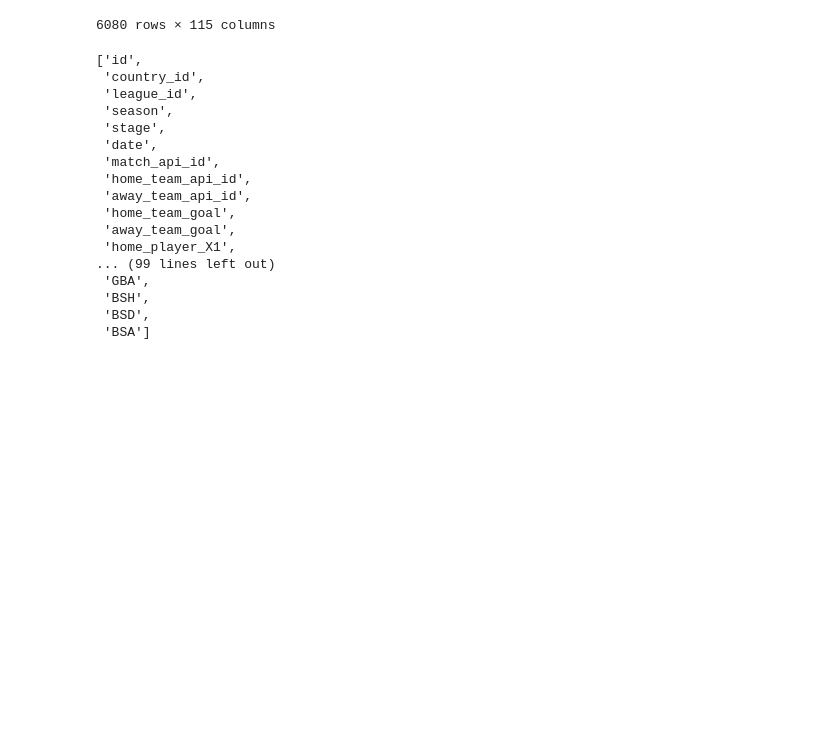
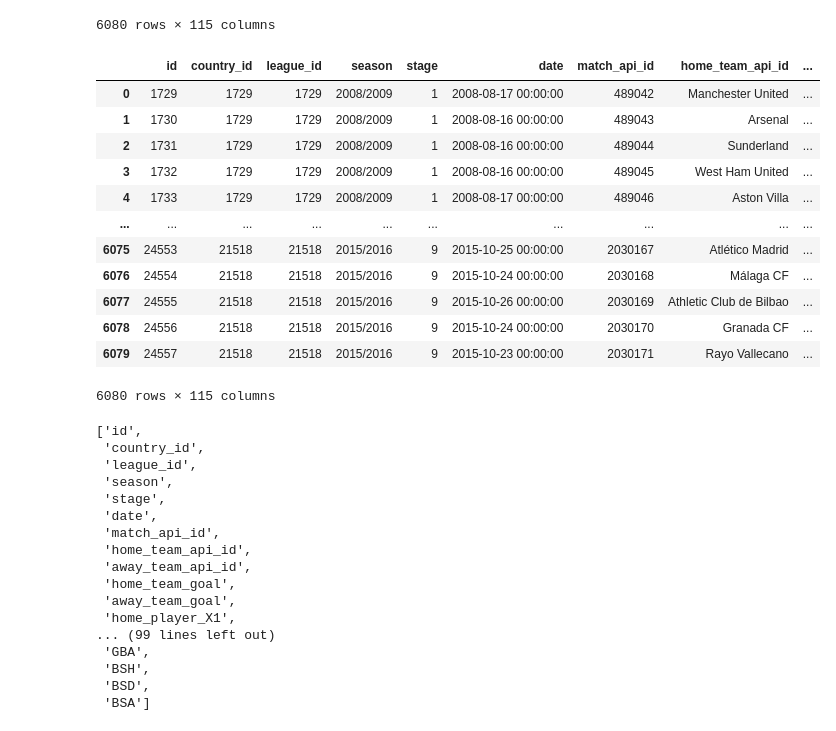
Before and after one commit to enliktjioe/nn2020-football, a Jupyter notebook: Preprocessing.ipynb, the cells around one changed output. Drawn from its saved outputs; the diff is of its cells as text; code cells hidden in the pictures; blank space fills up the shorter version.

```diff
--- a/Preprocessing.ipynb
+++ b/Preprocessing.ipynb
@@ -109,6 +149,27 @@ matches
 | 6078 | 24556 | 21518 | 21518 | 2015/2016 | 9 | 2015-10-24 00:00:00 | 2030170 | 7878 | ... |
 | 6079 | 24557 | 21518 | 21518 | 2015/2016 | 9 | 2015-10-23 00:00:00 | 2030171 | 8370 | ... |
 6080 rows × 115 columns
+# %%
+h = matches.filter(like='home_team_api_id')
+matches[h.columns] = h.replace(m)
+a = matches.filter(like='away_team_api_id')
+matches[a.columns] = a.replace(m)
+# %%
+matches
+# %% [output]
+|  | id | country_id | league_id | season | stage | date | match_api_id | home_team_api_id | ... |
+| 0 | 1729 | 1729 | 1729 | 2008/2009 | 1 | 2008-08-17 00:00:00 | 489042 | Manchester United | ... |
+| 1 | 1730 | 1729 | 1729 | 2008/2009 | 1 | 2008-08-16 00:00:00 | 489043 | Arsenal | ... |
+| 2 | 1731 | 1729 | 1729 | 2008/2009 | 1 | 2008-08-16 00:00:00 | 489044 | Sunderland | ... |
+| 3 | 1732 | 1729 | 1729 | 2008/2009 | 1 | 2008-08-16 00:00:00 | 489045 | West Ham United | ... |
+| 4 | 1733 | 1729 | 1729 | 2008/2009 | 1 | 2008-08-17 00:00:00 | 489046 | Aston Villa | ... |
+| ... | ... | ... | ... | ... | ... | ... | ... | ... | ... |
+| 6075 | 24553 | 21518 | 21518 | 2015/2016 | 9 | 2015-10-25 00:00:00 | 2030167 | Atlético Madrid | ... |
+| 6076 | 24554 | 21518 | 21518 | 2015/2016 | 9 | 2015-10-24 00:00:00 | 2030168 | Málaga CF | ... |
+| 6077 | 24555 | 21518 | 21518 | 2015/2016 | 9 | 2015-10-26 00:00:00 | 2030169 | Athletic Club de Bilbao | ... |
+| 6078 | 24556 | 21518 | 21518 | 2015/2016 | 9 | 2015-10-24 00:00:00 | 2030170 | Granada CF | ... |
+| 6079 | 24557 | 21518 | 21518 | 2015/2016 | 9 | 2015-10-23 00:00:00 | 2030171 | Rayo Vallecano | ... |
+6080 rows × 115 columns
 # %%
 list(matches.columns)
 # %% [output]
```
Also changed, not shown: parts of 11 cells of this notebook.
